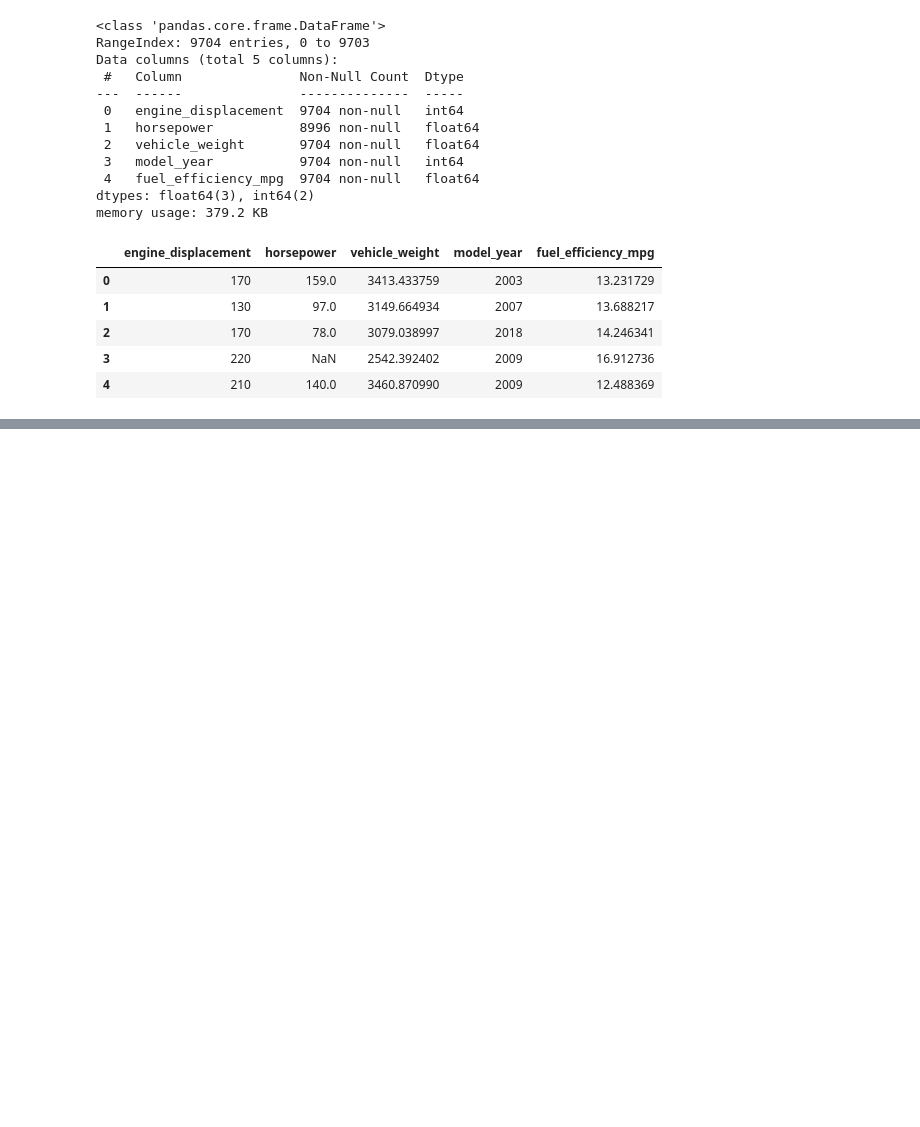
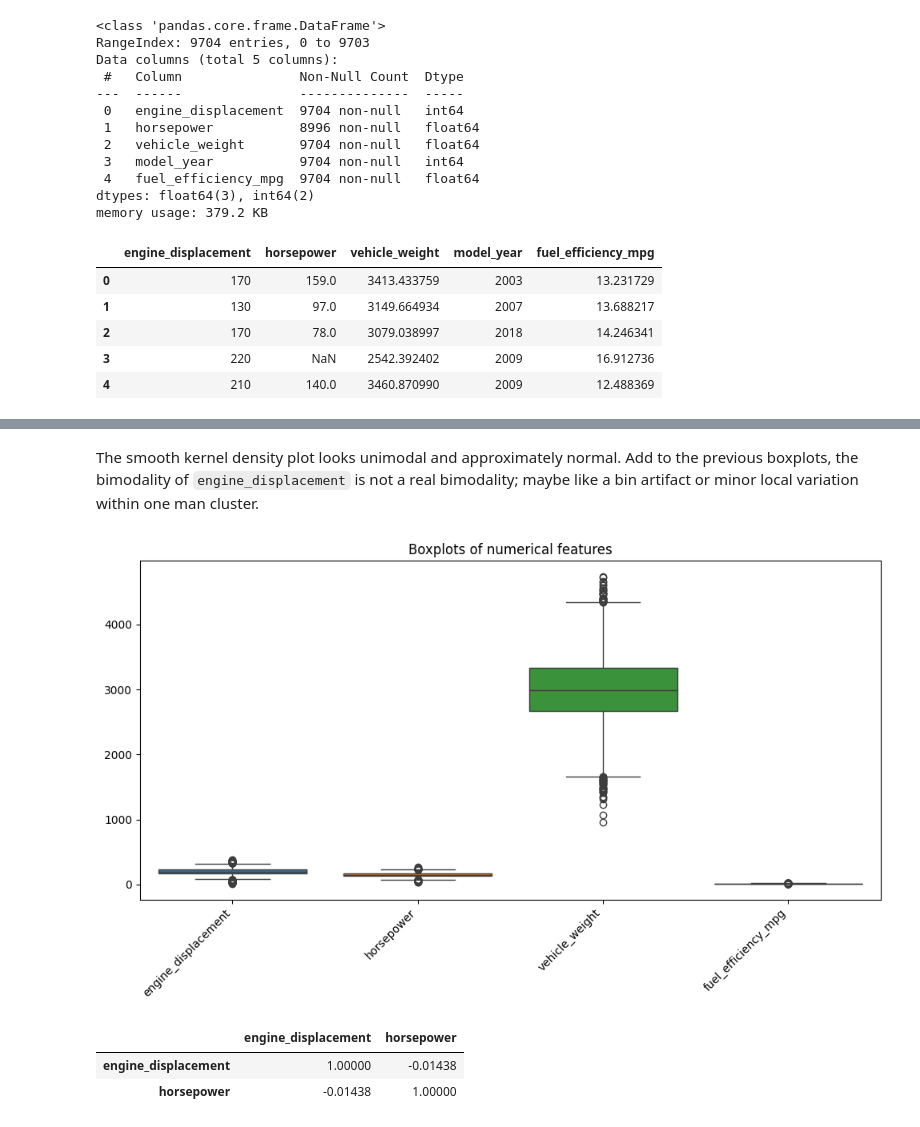
Before and after one commit to dakouri-kobri/machine-learning-zoomcamp, a Jupyter notebook: 02-regression.ipynb, the cells around one changed output, grey strips where cells are left out. Drawn from its saved outputs; the diff is of its cells as text; code cells hidden in the pictures; blank space fills up the shorter version.

```diff
--- a/02-regression.ipynb
+++ b/02-regression.ipynb
@@ -76,0 +141,19 @@ df_selection.head()
+# %% [markdown]
+The smooth kernel density plot looks unimodal and approximately normal. Add to the previous boxplots,
+the bimodality of `engine_displacement` is not a real bimodality; maybe like a bin artifact or minor local
+variation within one man cluster.
+# %%
+plt.figure(figsize=(10, 6))
+sns.boxplot(data=df_selection[numeric_cols])
+plt.title('Boxplots of numerical features')
+plt.xticks(rotation=45, ha='right')
+plt.tight_layout()
+plt.show()
+# %% [output]
+[figure, added]
+# %%
+df_selection[['engine_displacement', 'horsepower']].corr()
+# %% [output]
+|  | engine_displacement | horsepower |
+| engine_displacement | 1.00000 | -0.01438 |
+| horsepower | -0.01438 | 1.00000 |
```
Also changed, not shown: parts of 21 cells of this notebook.
